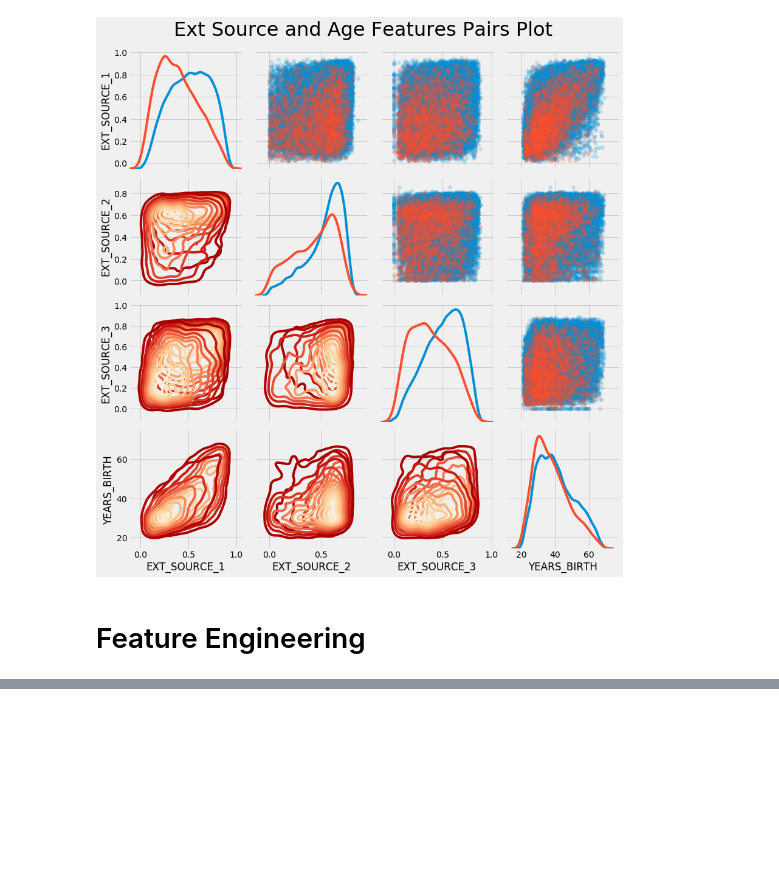
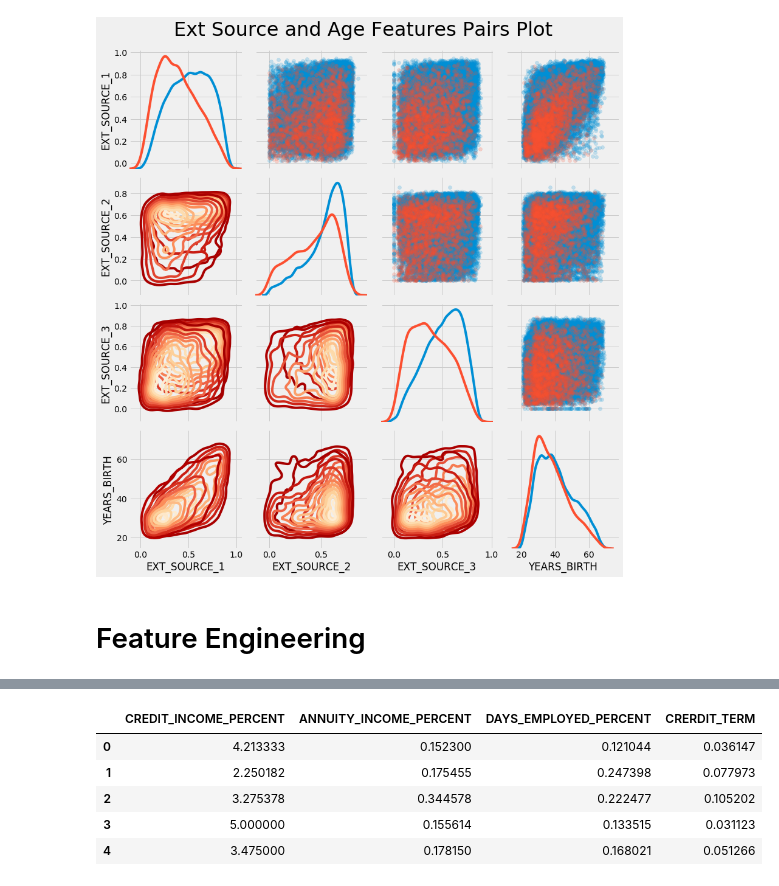
Before and after one commit to takkmj/hello_world, a Jupyter notebook: kaggle_home_credit/home_credit_practice.ipynb, the cells around one changed output, grey strips where cells are left out. Saved outputs shown, nothing was run; the diff lists cells and outputs as text; code cells hidden in the pictures; blank space fills up the shorter version.

```diff
--- a/kaggle_home_credit/home_credit_practice.ipynb
+++ b/kaggle_home_credit/home_credit_practice.ipynb
@@ -524,0 +611,15 @@ print('Polynomial Features shape: ', poly_features.shape)
+# %%
+test_domain['CREDIT_INCOME_PERCENT'] = test_domain['AMT_CREDIT'] / test_domain['AMT_INCOME_TOTAL']
+test_domain['ANNUITY_INCOME_PERCENT'] = test_domain['AMT_ANNUITY'] / test_domain['AMT_INCOME_TOTAL']
+test_domain['DAYS_EMPLOYED_PERCENT'] = test_domain['DAYS_EMPLOYED'] / test_domain['DAYS_BIRTH']
+test_domain['CRERDIT_TERM'] = test_domain['AMT_ANNUITY'] / test_domain['AMT_CREDIT']
+
+test_domain[['CREDIT_INCOME_PERCENT', 'ANNUITY_INCOME_PERCENT',
+              'DAYS_EMPLOYED_PERCENT', 'CRERDIT_TERM']].head()
+# %% [output]
+|  | CREDIT_INCOME_PERCENT | ANNUITY_INCOME_PERCENT | DAYS_EMPLOYED_PERCENT | CRERDIT_TERM |
+| 0 | 4.213333 | 0.152300 | 0.121044 | 0.036147 |
+| 1 | 2.250182 | 0.175455 | 0.247398 | 0.077973 |
+| 2 | 3.275378 | 0.344578 | 0.222477 | 0.105202 |
+| 3 | 5.000000 | 0.155614 | 0.133515 | 0.031123 |
+| 4 | 3.475000 | 0.178150 | 0.168021 | 0.051266 |
```
Also changed, not shown: parts of 10 cells of this notebook.
